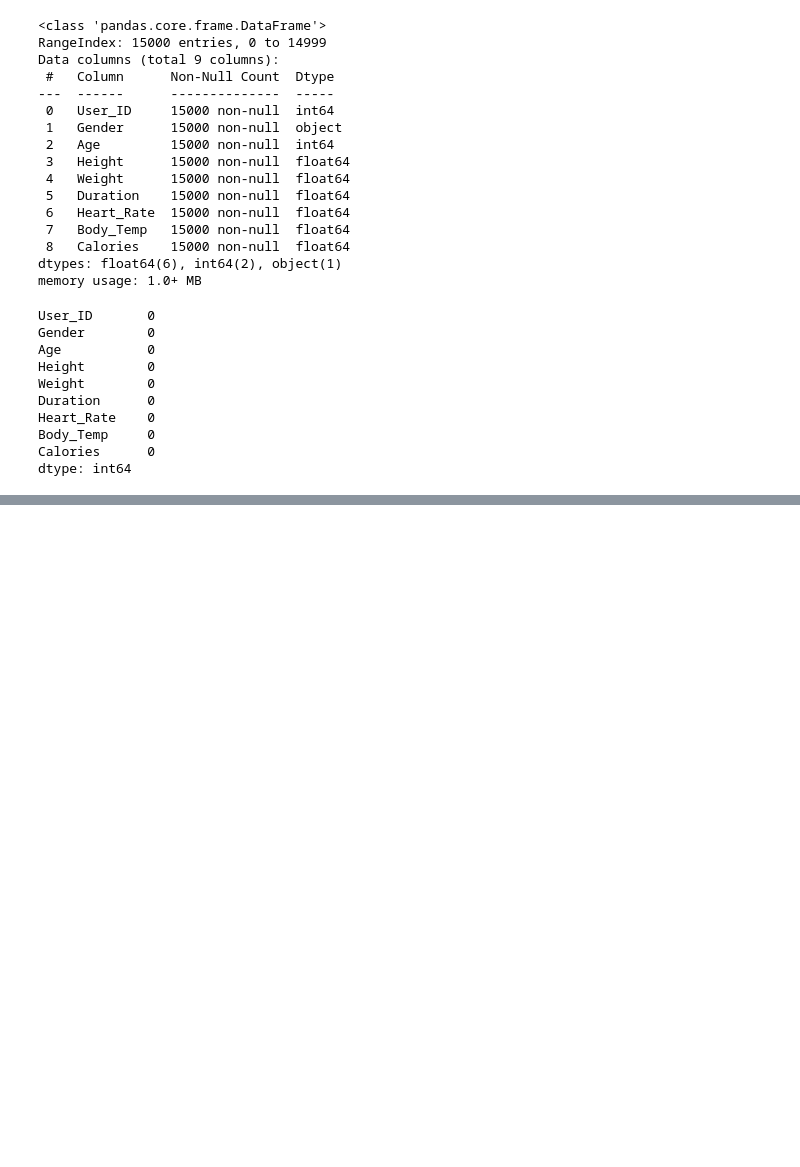
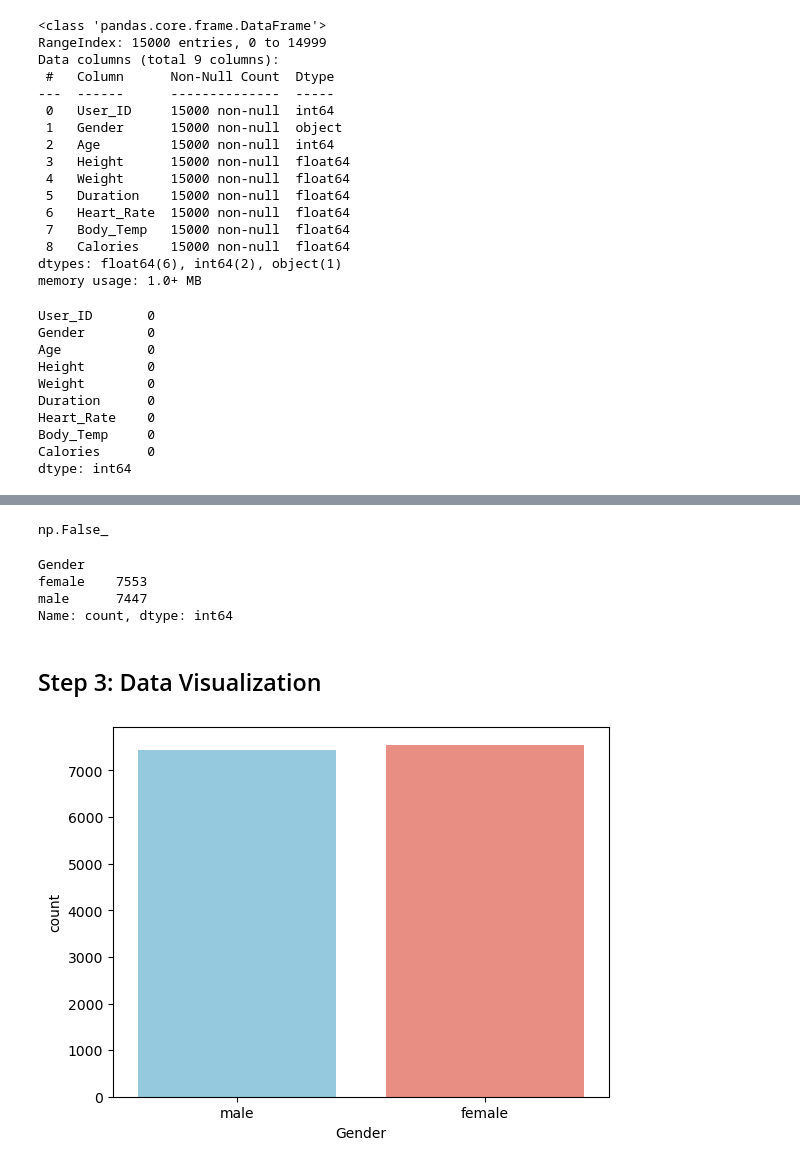
Before and after one commit to VED-PRAKA5H/Calories-Burnt-Prediction, a Jupyter notebook: notebook/eda.ipynb, the cells around one changed output, grey strips where cells are left out. Saved outputs shown, nothing was run; the diff lists cells and outputs as text; code cells hidden in the pictures; blank space fills up the shorter version.

```diff
--- a/notebook/eda.ipynb
+++ b/notebook/eda.ipynb
@@ -75,3 +77,21 @@ data.describe()
 | 50% | 1.499728e+07 | 39.000000 | 175.000000 | 74.000000 | 16.000000 | 96.000000 | 40.200000 | 79.000000 |
 | 75% | 1.744928e+07 | 56.000000 | 185.000000 | 87.000000 | 23.000000 | 103.000000 | 40.600000 | 138.000000 |
 | max | 1.999965e+07 | 79.000000 | 222.000000 | 132.000000 | 30.000000 | 128.000000 | 41.500000 | 314.000000 |
+# %%
+data.duplicated().any()
+# %% [output]
+np.False_
+# %%
+data['Gender'].value_counts()
+# %% [output]
+Gender
+female    7553
+male      7447
+Name: count, dtype: int64
+# %% [markdown]
+## Step 3: Data Visualization
+# %%
+sns.countplot(data=data, x='Gender', hue='Gender', palette=['skyblue', 'salmon'], legend=False)
+plt.show()
+# %% [output]
+[figure, added]
```
Also changed, not shown: parts of 23 cells of this notebook.
